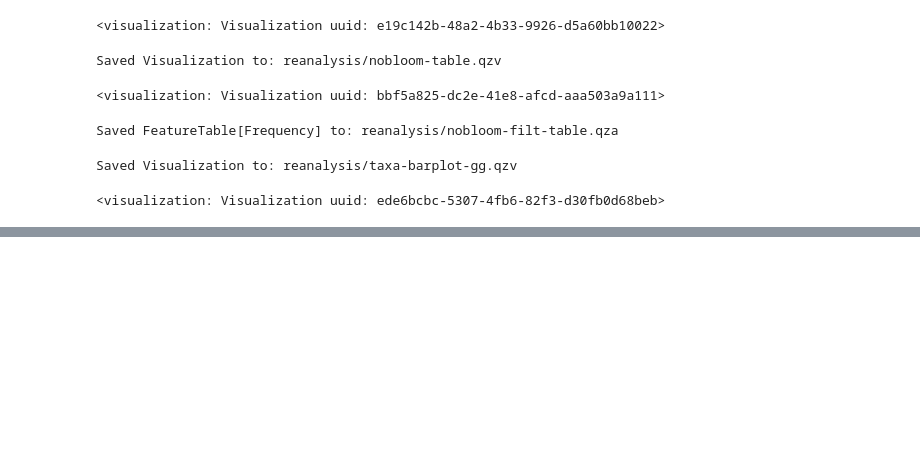
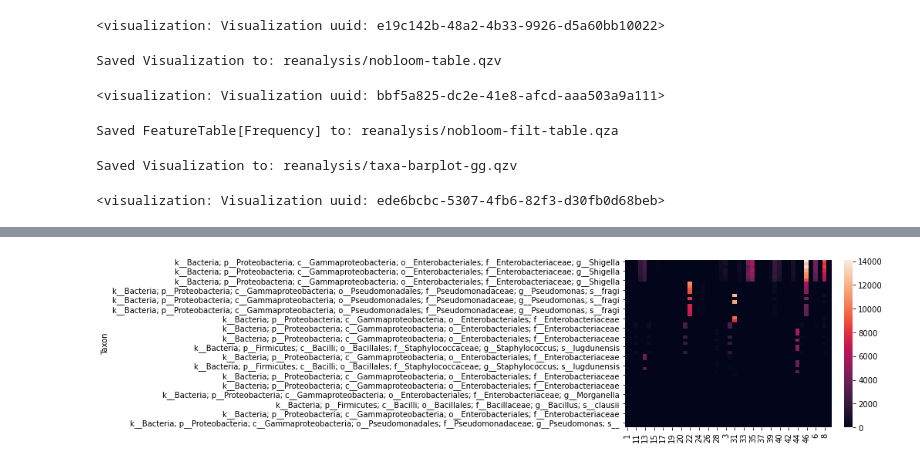
Before and after one commit to sterrettJD/Chemobrain, a Jupyter notebook: Filter-bloomed-and-reanalyze.ipynb, the cells around one changed output, grey strips where cells are left out. Cells and saved outputs as stored; diff of their text form; code cells hidden in the pictures; blank space fills up the shorter version.

```diff
--- a/Filter-bloomed-and-reanalyze.ipynb
+++ b/Filter-bloomed-and-reanalyze.ipynb
@@ -268,0 +321,5 @@ weighted_unifrac_sig_results.csv
+# %%
+taxonomy = taxonomy.reset_index().set_index("Feature ID")
+filtered_df["Taxon"] = taxonomy.loc[filtered_df.index]["Taxon"]
+# %%
+filtered_df_tax = filtered_df.set_index("Taxon")
@@ -268,0 +330,5 @@ weighted_unifrac_sig_results.csv
+# %%
+sns.heatmap(filtered_df_tax)
+plt.show()
+# %% [output]
+[figure, added]
```
Also changed, not shown: parts of 41 cells of this notebook.
